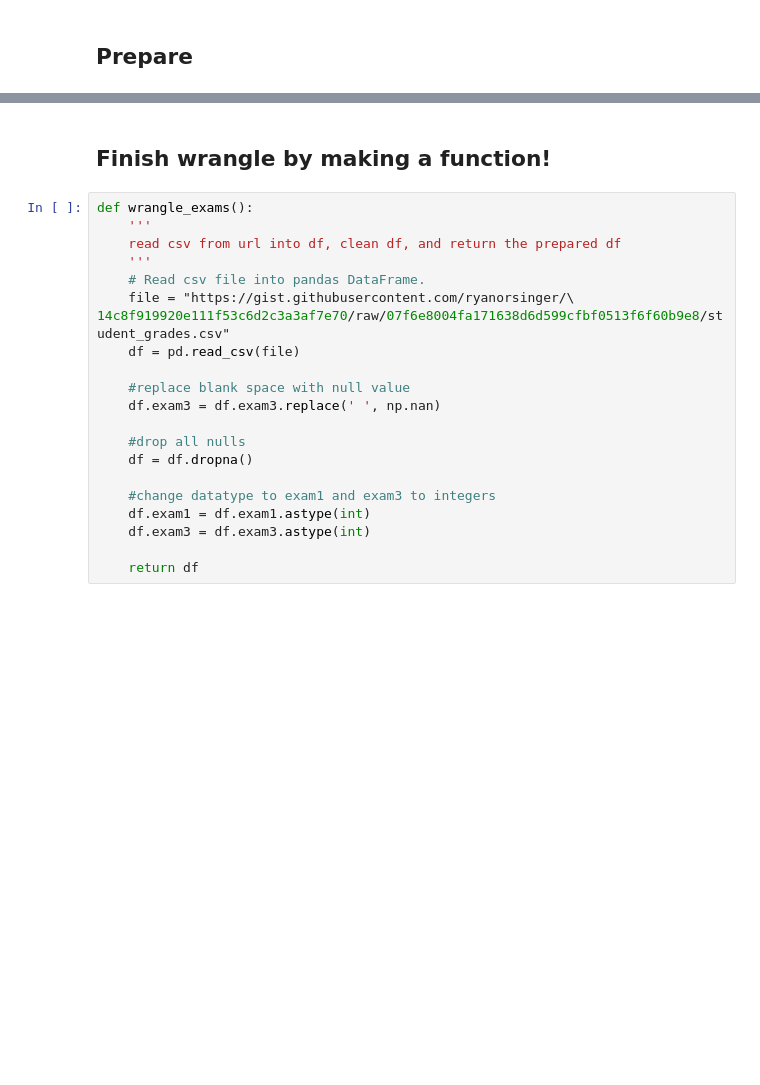
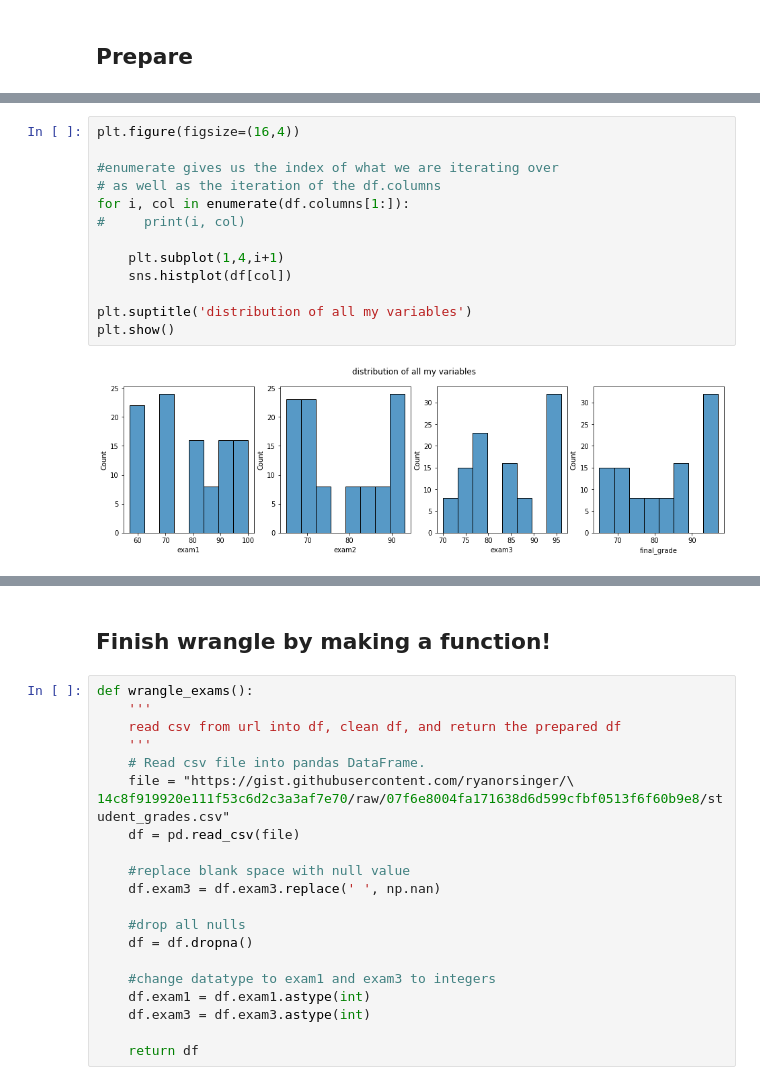
Before and after one commit to CodeupClassroom/pagel-regression, a Jupyter notebook: wrangle_lesson.ipynb, the cells around one changed output, grey strips where cells are left out. Saved outputs shown, nothing was run; the diff lists cells and outputs as text; blank space fills up the shorter version.

```diff
--- a/wrangle_lesson.ipynb
+++ b/wrangle_lesson.ipynb
@@ -43,0 +318,15 @@ Takeaways: ?
+# %%
+plt.figure(figsize=(16,4))
+
+#enumerate gives us the index of what we are iterating over
+# as well as the iteration of the df.columns
+for i, col in enumerate(df.columns[1:]):
+#     print(i, col)
+
+    plt.subplot(1,4,i+1)
+    sns.histplot(df[col])
+
+plt.suptitle('distribution of all my variables')
+plt.show()
+# %% [output]
+[figure, added]
```
Also changed, not shown: parts of 50 cells of this notebook.
